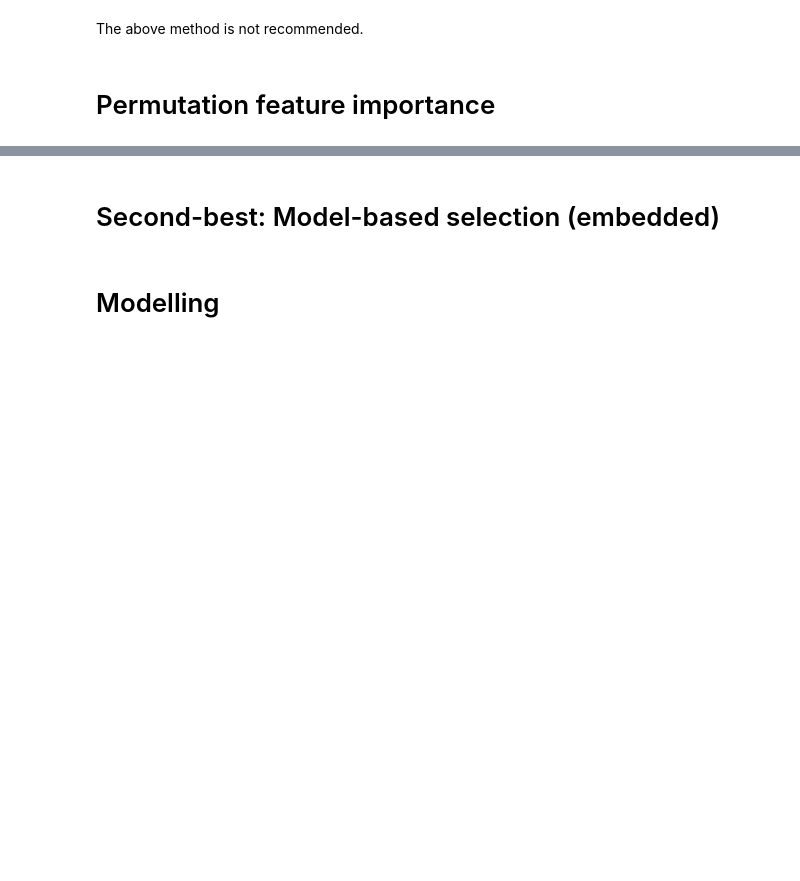
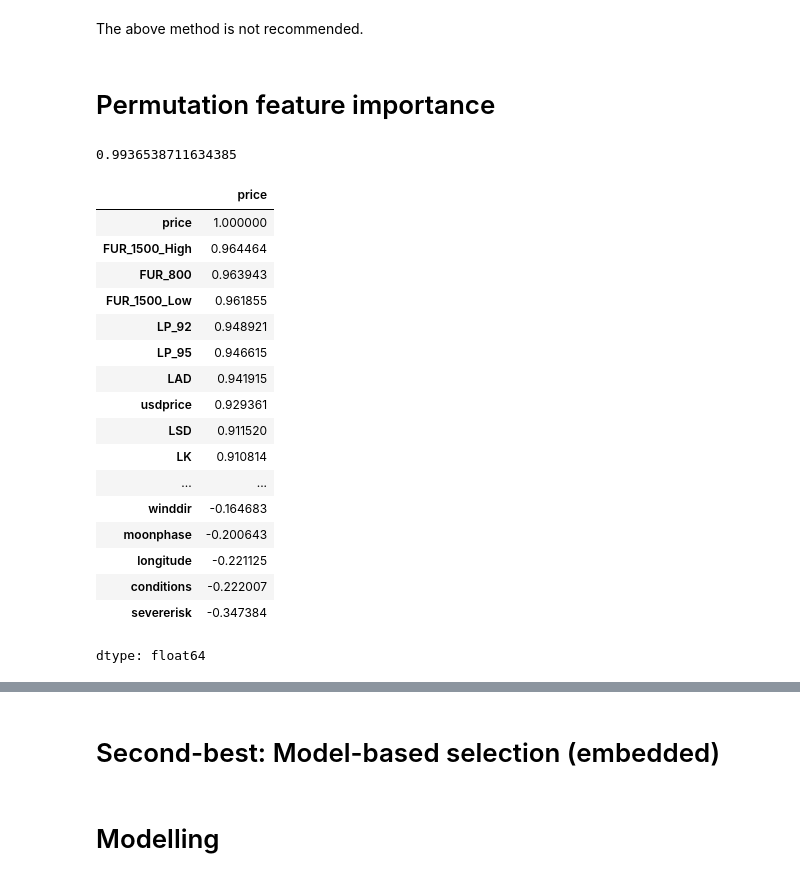
Before and after one commit to DVIlangamge/FYP--Rice-Price-Volatility-Analysis-and-Forecasting, a Jupyter notebook: FYP_Rice_price_predictions.ipynb, the cells around one changed output, grey strips where cells are left out. Saved outputs shown, nothing was run; the diff lists cells and outputs as text; code cells hidden in the pictures; blank space fills up the shorter version.

```diff
--- a/FYP_Rice_price_predictions.ipynb
+++ b/FYP_Rice_price_predictions.ipynb
@@ -1936,3 +1935,32 @@ y_pred = pipeline.predict(X_test)
 The above method is not recommended.
 # %% [markdown]
 # Permutation feature importance
+# %%
+from sklearn.linear_model import Lasso
+X_train, X_val, y_train, y_val = train_test_split(data.drop('price',axis=1),data['price'],random_state=42)
+
+model = Lasso(alpha=0.1).fit(X_train, y_train)
+model.score(X_val, y_val)
+# %% [output]
+0.9936538711634385
+# %%
+data.corr()['price'].sort_values(ascending=False)
+# %% [output]
+|  | price |
+| price | 1.000000 |
+| FUR_1500_High | 0.964464 |
+| FUR_800 | 0.963943 |
+| FUR_1500_Low | 0.961855 |
+| LP_92 | 0.948921 |
+| LP_95 | 0.946615 |
+| LAD | 0.941915 |
+| usdprice | 0.929361 |
+| LSD | 0.911520 |
+| LK | 0.910814 |
+| ... | ... |
+| winddir | -0.164683 |
+| moonphase | -0.200643 |
+| longitude | -0.221125 |
+| conditions | -0.222007 |
+| severerisk | -0.347384 |
+dtype: float64
```
Also changed, not shown: parts of 11 cells of this notebook.
